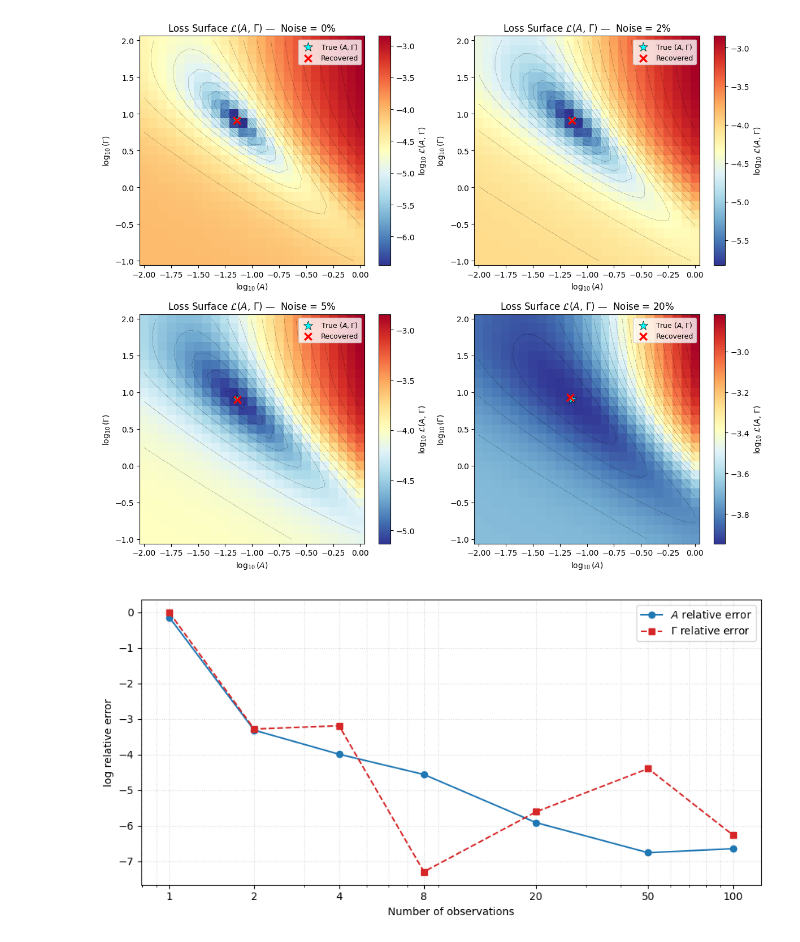
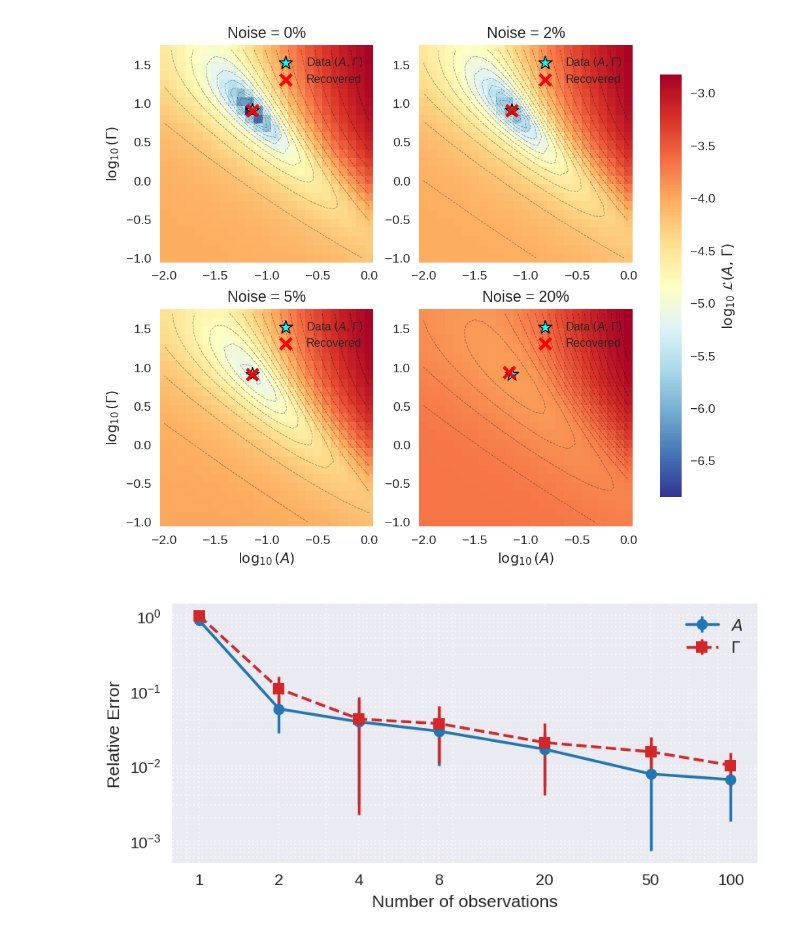
Before and after one commit to mgalexan/NPSurr, a Jupyter notebook: notebooks/profile_inversion_figs.ipynb, the cells around one changed output. Saved outputs shown, nothing was run; the diff lists cells and outputs as text; code cells hidden in the pictures.

```diff
--- a/notebooks/profile_inversion_figs.ipynb
+++ b/notebooks/profile_inversion_figs.ipynb
@@ -5,7 +5,7 @@ from matplotlib import colors
 from typing import Optional, Tuple
 from tqdm import tqdm
 
-plt.style.use("seaborn-v0_8")
+#plt.style.use("seaborn-v0_8")
 plt.rcParams.update({"font.size": 11, "figure.dpi": 140})
 
 from simulation.make_dataset import make_dataset
@@ -99,7 +99,7 @@ def plot_loss_surface(
             np.log10(A_true), np.log10(Gamma_true),
             c="cyan", s=120, marker="*", zorder=6,
             edgecolors="k", linewidths=0.8,
-            label="True $(A, \Gamma)$",
+            label="Data $(A, \Gamma)$",
         )
         ax.scatter(
             np.log10(A_est), np.log10(Gamma_est),
@@ -107,8 +107,6 @@ def plot_loss_surface(
             label="Recovered",
         )
 
-        ax.set_xlabel(r"$\log_{10}(A)$")
-        ax.set_ylabel(r"$\log_{10}(\Gamma)$")
         if title is not None:
             ax.set_title(title)
         ax.legend(fontsize=9, loc="upper right")
@@ -121,39 +119,41 @@ for idx in range(len(noise_levels)):
     inv_results.append(inv.invert(datasets[idx]))
     L_surfaces.append(inv.loss_surface(datasets[idx], A_grid, G_grid))
 # %%
-fig, axes = plt.subplots(2, 2, figsize=(13, 11), constrained_layout=True)
+fig, axes = plt.subplots(2, 2, figsize=(7, 6), constrained_layout= True)
 
 log_L_values = []
 for L_surf in L_surfaces:
     L_min_pos = L_surf[L_surf > 0].min() if np.any(L_surf > 0) else 1e-30
     L_plot = np.where(L_surf > 0, L_surf, L_min_pos)
     log_L_values.append(np.log10(L_plot))
 
 common_norm = colors.Normalize(
     vmin=min(log_L.min() for log_L in log_L_values),
     vmax=max(log_L.max() for log_L in log_L_values),
 )
 
 for ax, noise, L_surf, inv_res in zip(axes.flat, noise_levels, L_surfaces, inv_results):
     plot_loss_surface(
         L_surf,
         A_grid,
         G_grid,
         A_true,
         G_true,
         inv_res["A_est"],
         inv_res["G_est"],
         int(d_val_m * 1e9),
         fig=fig,
         ax=ax,
         norm=common_norm,
         show_colorbar=False,
         title=f"Noise = {int(100 * noise)}%",
     )
-
+for i in range(2):
+    axes[1, i].set_xlabel(r"$\log_{10}(A)$")
+    axes[i, 0].set_ylabel(r"$\log_{10}(\Gamma)$")
 cbar = fig.colorbar(axes[0, 0].collections[0], ax=axes.ravel().tolist(), location="right", shrink=0.88)
 cbar.set_label(r"$\log_{10}\,\mathcal{L}(A,\,\Gamma)$")
-fig.suptitle("Loss surface comparison over noise levels", y=1.02, fontsize=14)
+plt.show()
 # %% [output]
-[figure, old version]
+[figure, new version]
 # %%
@@ -177,14 +193,15 @@ G_rel = np.abs(G_est - G_true) / G_true
 # %%
-fig, ax = plt.subplots(figsize=(9, 4.5))
-ax.plot(num_of_obs, np.log(A_rel), marker='o', linestyle='-', color='tab:blue', label=r'$A$ relative error')
-ax.plot(num_of_obs, np.log(G_rel), marker='s', linestyle='--', color='tab:red', label=r'$\Gamma$ relative error')
+fig, ax = plt.subplots(figsize=(6, 3))
+ax.errorbar(num_of_obs, A_rel_mean, A_rel_std, marker='o', linestyle='-', color='tab:blue', label=r'$A$')
+ax.errorbar(num_of_obs, G_rel_mean, G_rel_std, marker='s', linestyle='--', color='tab:red', label=r'$\Gamma$')
 ax.set_xscale('log')
+ax.set_yscale("log")
 ax.set_xticks(num_of_obs)
 ax.get_xaxis().set_major_formatter(plt.ScalarFormatter())
 ax.set_xlabel('Number of observations')
-ax.set_ylabel('log relative error')
+ax.set_ylabel('Relative Error')
 ax.grid(True, which='both', linestyle=':', alpha=0.5)
 ax.legend()
 fig.tight_layout()
 # %% [output]
-[figure, old version]
+[figure, new version]
```
Also changed, not shown: parts of 4 cells of this notebook, 14 other files.
